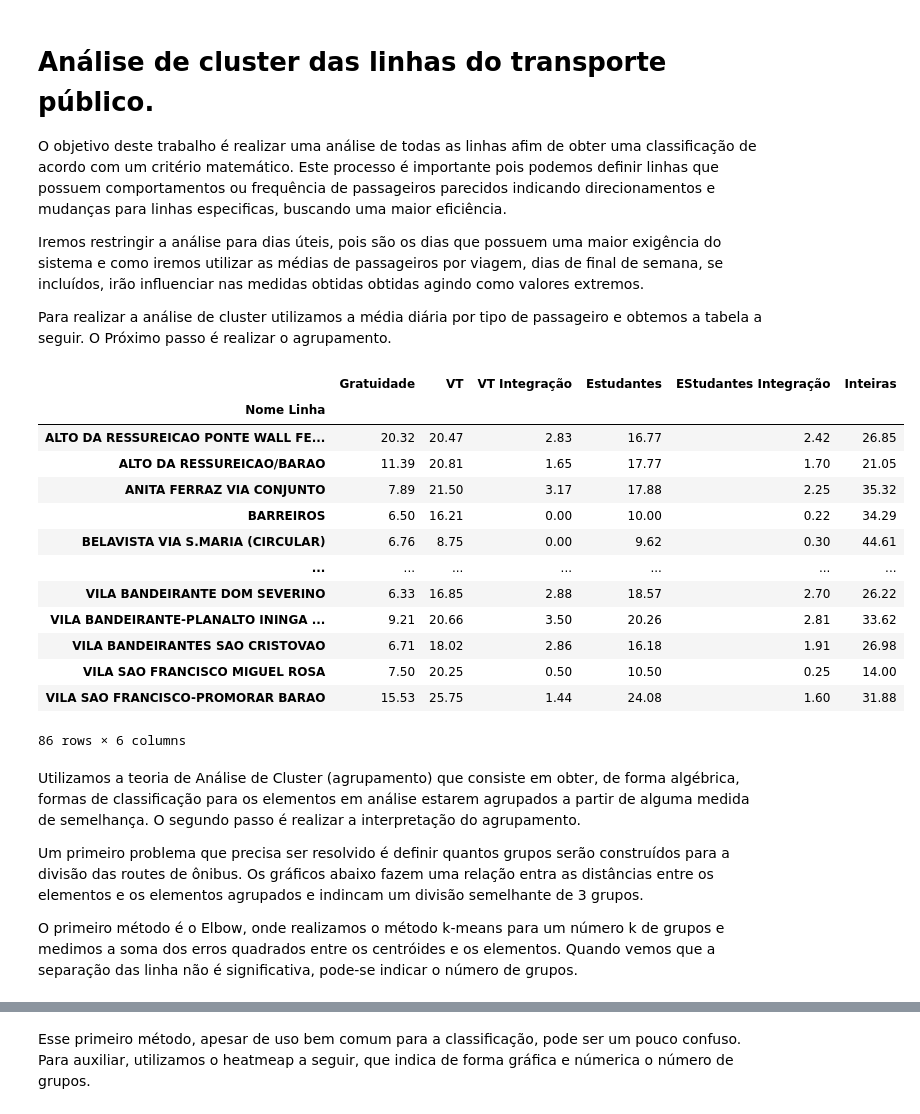
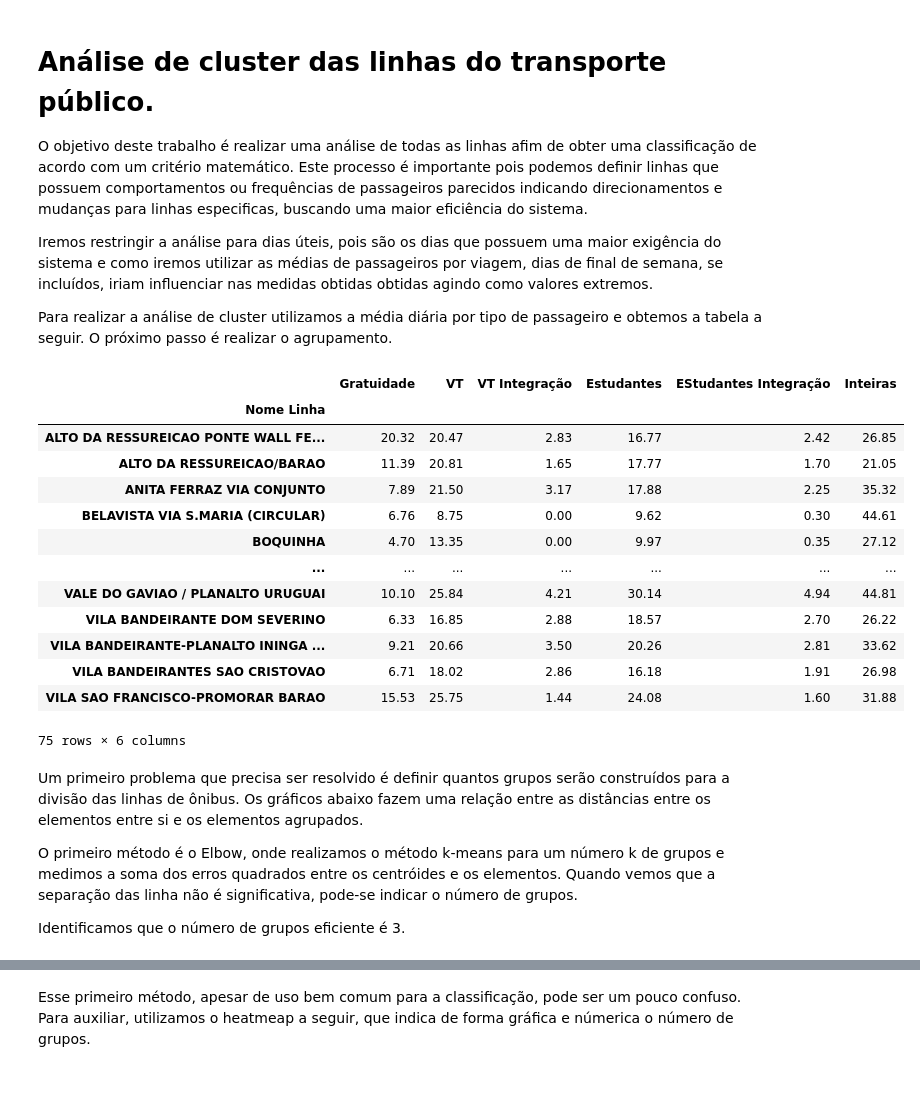
Before and after one commit to filmateus/Tranporte_Publico, a Jupyter notebook: Cluster_public_transportation.ipynb, the cells around one changed output, grey strips where cells are left out. Saved outputs shown, nothing was run; the diff lists cells and outputs as text; code cells hidden in the pictures; blank space fills up the shorter version.

```diff
--- a/Cluster_public_transportation.ipynb
+++ b/Cluster_public_transportation.ipynb
@@ -1,11 +1,11 @@
 # %% [markdown]
 # Análise de cluster das linhas do transporte público.
 
-O objetivo deste trabalho é realizar uma análise de todas as linhas afim de obter uma classificação de acordo com um critério matemático. Este processo é importante pois podemos definir linhas que possuem comportamentos ou frequência de passageiros parecidos indicando direcionamentos e mudanças para linhas especificas, buscando uma maior eficiência.
+O objetivo deste trabalho é realizar uma análise de todas as linhas afim de obter uma classificação de acordo com um critério matemático. Este processo é importante pois podemos definir linhas que possuem comportamentos ou frequências de passageiros parecidos indicando direcionamentos e mudanças para linhas especificas, buscando uma maior eficiência do sistema.
 
-Iremos restringir a análise para dias úteis, pois são os dias que possuem uma maior exigência do sistema e como iremos utilizar as médias de passageiros por viagem, dias de final de semana, se incluídos, irão influenciar nas medidas obtidas obtidas agindo como valores extremos.
+Iremos restringir a análise para dias úteis, pois são os dias que possuem uma maior exigência do sistema e como iremos utilizar as médias de passageiros por viagem, dias de final de semana, se incluídos, iriam influenciar nas medidas obtidas obtidas agindo como valores extremos.
 
-Para realizar a análise de cluster utilizamos a média diária por tipo de passageiro e obtemos a tabela a seguir. O Próximo passo é realizar o agrupamento.
+Para realizar a análise de cluster utilizamos a média diária por tipo de passageiro e obtemos a tabela a seguir. O próximo passo é realizar o agrupamento.
 # %%
 import pandas as pd
 import numpy as np
@@ -33,39 +33,41 @@ import warnings
 warnings.filterwarnings("ignore")
 # %%
 df = files(22)
+freq_routes = df['Nome Linha'].value_counts()
+df = df[~df['Nome Linha'].isin(freq_routes[freq_routes < 500].index)] # filtrando linhas com poucas viagens
 diario = pas(df)
 
 def routes():
     df['Data Coleta'] = pd.to_datetime(df['Data Coleta'], format='%d/%m/%Y')
     df['dia_semana'] = df['Data Coleta'].dt.dayofweek
     routes = df.query('dia_semana < 5').groupby("Nome Linha")[['Gratuidade', 'VT', 'VT Integração', 'Estudantes', 'EStudantes Integração', 'Inteiras']].agg("mean").round(2)
     routes = routes.drop(routes[(routes.Inteiras<5)].index)
     return(routes)
 
 
 routes = routes()
 routes
 # %% [output]
 |  | Gratuidade | VT | VT Integração | Estudantes | EStudantes Integração | Inteiras |
 | Nome Linha |  |  |  |  |  |  |
 | ALTO DA RESSUREICAO PONTE WALL FE... | 20.32 | 20.47 | 2.83 | 16.77 | 2.42 | 26.85 |
 | ALTO DA RESSUREICAO/BARAO | 11.39 | 20.81 | 1.65 | 17.77 | 1.70 | 21.05 |
 | ANITA FERRAZ VIA CONJUNTO | 7.89 | 21.50 | 3.17 | 17.88 | 2.25 | 35.32 |
-| BARREIROS | 6.50 | 16.21 | 0.00 | 10.00 | 0.22 | 34.29 |
 | BELAVISTA VIA S.MARIA (CIRCULAR) | 6.76 | 8.75 | 0.00 | 9.62 | 0.30 | 44.61 |
+| BOQUINHA | 4.70 | 13.35 | 0.00 | 9.97 | 0.35 | 27.12 |
 | ... | ... | ... | ... | ... | ... | ... |
+| VALE DO GAVIAO / PLANALTO URUGUAI | 10.10 | 25.84 | 4.21 | 30.14 | 4.94 | 44.81 |
 | VILA BANDEIRANTE DOM SEVERINO | 6.33 | 16.85 | 2.88 | 18.57 | 2.70 | 26.22 |
 | VILA BANDEIRANTE-PLANALTO ININGA ... | 9.21 | 20.66 | 3.50 | 20.26 | 2.81 | 33.62 |
 | VILA BANDEIRANTES SAO CRISTOVAO | 6.71 | 18.02 | 2.86 | 16.18 | 1.91 | 26.98 |
-| VILA SAO FRANCISCO MIGUEL ROSA | 7.50 | 20.25 | 0.50 | 10.50 | 0.25 | 14.00 |
 | VILA SAO FRANCISCO-PROMORAR BARAO | 15.53 | 25.75 | 1.44 | 24.08 | 1.60 | 31.88 |
-86 rows × 6 columns
+75 rows × 6 columns
 # %% [markdown]
-Utilizamos a teoria de Análise de Cluster (agrupamento) que consiste em obter, de forma algébrica, formas de classificação para os elementos em análise estarem agrupados a partir de alguma medida de semelhança. O segundo passo é realizar a interpretação do agrupamento.
-
-Um primeiro problema que precisa ser resolvido é definir quantos grupos serão construídos para a divisão das routes de ônibus. Os gráficos abaixo fazem uma relação entra as distâncias entre os elementos e os elementos agrupados e indincam um divisão semelhante de 3 grupos.
+Um primeiro problema que precisa ser resolvido é definir quantos grupos serão construídos para a divisão das linhas de ônibus. Os gráficos abaixo fazem uma relação entre as distâncias entre os elementos entre si e os elementos agrupados.
 
 O primeiro método é o Elbow, onde realizamos o método k-means para um número k de grupos e medimos a soma dos erros quadrados entre os centróides e os elementos. Quando vemos que a separação das linha não é significativa, pode-se indicar o número de grupos.
+
+Identificamos que o número de grupos eficiente é 3.
 # %%
 from sklearn.cluster import KMeans
 
```
Also changed, not shown: parts of 17 cells of this notebook.
